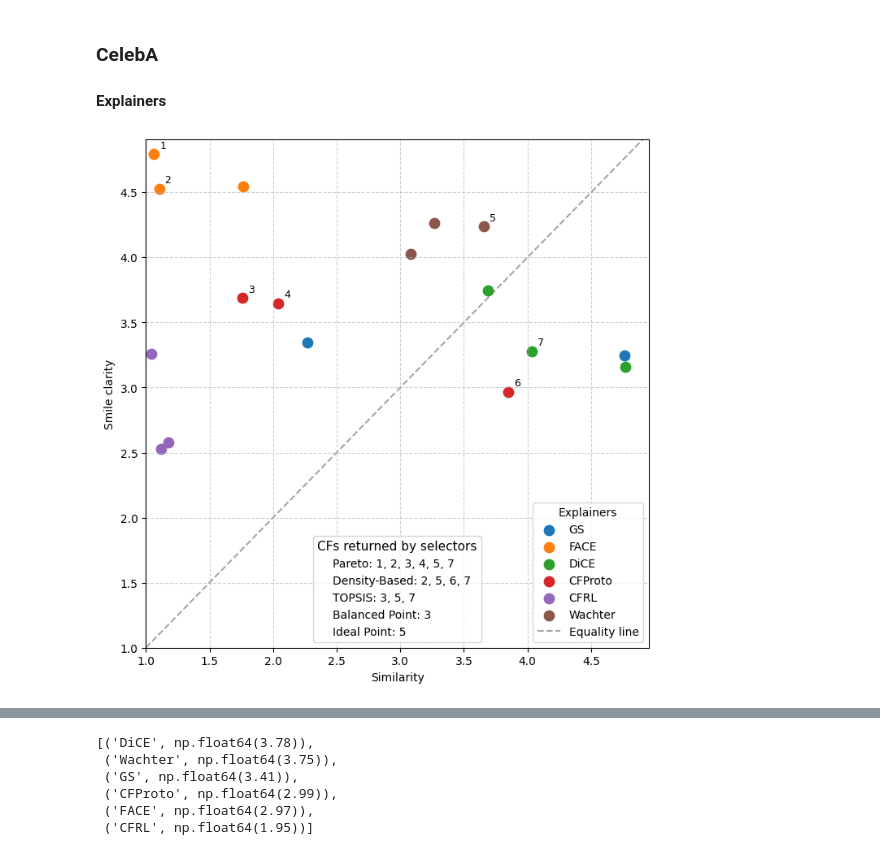
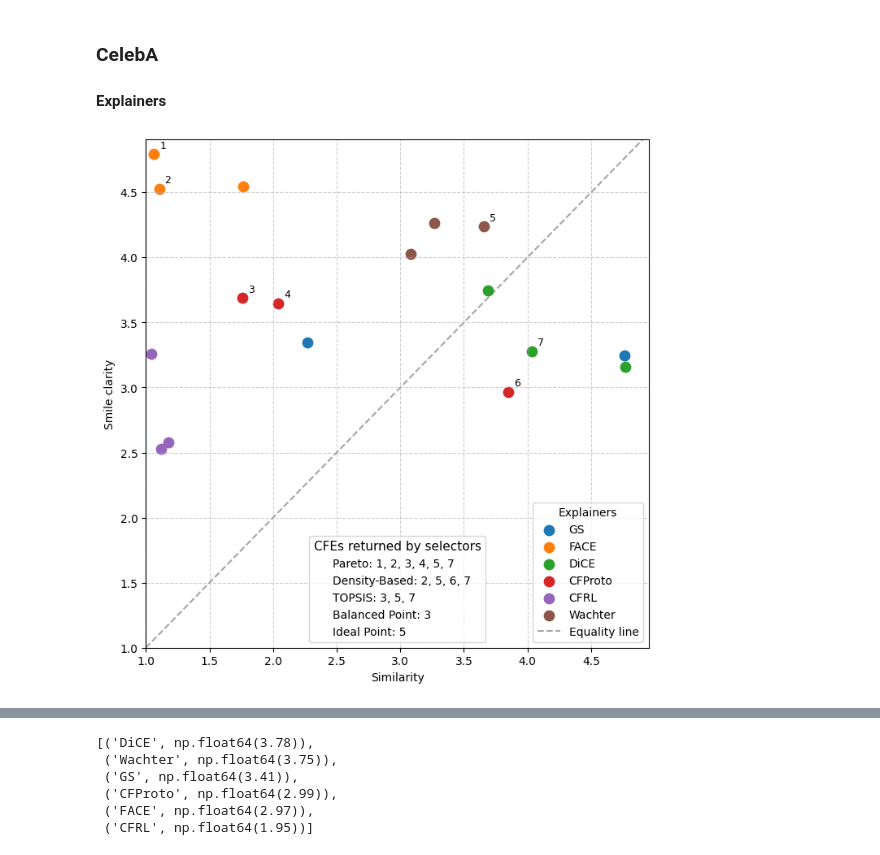
Before and after one commit to MBernart/counterfactuals, a Jupyter notebook: experiments/survey_analysis/analysis.ipynb, the cells around one changed output, grey strips where cells are left out. Cells and saved outputs as stored; diff of their text form; code cells hidden in the pictures.

```diff
--- a/experiments/survey_analysis/analysis.ipynb
+++ b/experiments/survey_analysis/analysis.ipynb
@@ -74,35 +74,35 @@ plt.gca().add_artist(leg1) # This is crucial to keep leg1 when leg2 is added
 # 4. Create the second legend (Selection Strategies)
 # We use 'None' for color or a neutral grey since these are cross-categorical
 strategies = {
     'Pareto': '1, 2, 3, 4, 5, 7',
     'Density-Based': '2, 5, 6, 7',
     'TOPSIS': '3, 5, 7',
     'Balanced Point': '3',
     'Ideal Point': '5'
 }
 
 # Create proxy artists for the strategies
 strategy_handles = [
     Line2D([0], [0], color='none', label=f'{k}: {v}')
     for k, v in strategies.items()
 ]
 
 # Add the second legend
 # Adjust bbox_to_anchor to position it where it doesn't overlap points
 leg2 = plt.legend(
     handles=strategy_handles,
-    title='CFs returned by selectors',
+    title='CFEs returned by selectors',
     loc='lower center',
     fontsize=10,
     title_fontsize=11,
     handlelength=0, # Hide the line part of the proxy artist
     frameon=True
 )
 plt.tight_layout()
 # plt.savefig('celebA_scatter.png', dpi=300, bbox_inches='tight')
 plt.show()
 # %% [output]
-[figure, old version]
+[figure, new version]
 # %%
 sim_scores = []
 dp_scores = []
```
Also changed, not shown: parts of 8 cells of this notebook, 32 other files.
